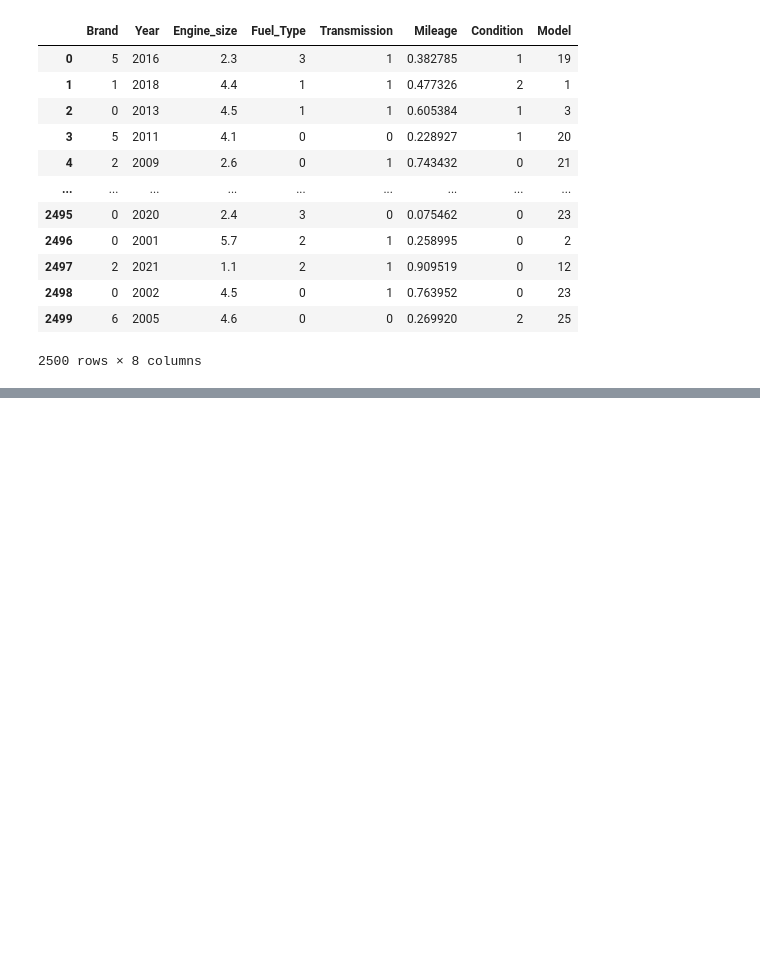
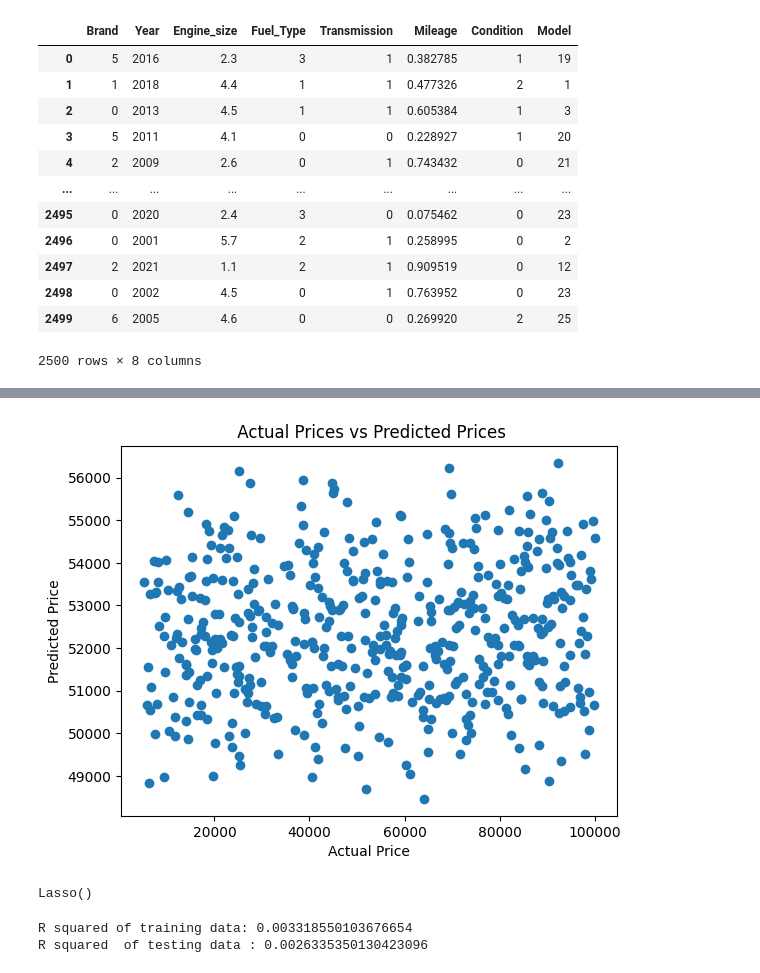
Before and after one commit to AichaELMouta/Car_Price_Prediction, a Jupyter notebook: car_price_prediction.ipynb, the cells around one changed output, grey strips where cells are left out. Drawn from its saved outputs; the diff is of its cells as text; code cells hidden in the pictures; blank space fills up the shorter version.

```diff
--- a/car_price_prediction.ipynb
+++ b/car_price_prediction.ipynb
@@ -308,0 +339,13 @@ ValueError: could not convert string to float: 'Tesla'
+# %%
+plt.scatter(Y_test, lr_predict_test)
+plt.xlabel("Actual Price")
+plt.ylabel("Predicted Price")
+plt.title(" Actual Prices vs Predicted Prices")
+plt.show()
+# %% [output]
+[figure, added]
+# %%
+lasso_model = Lasso()
+lasso_model.fit(X_train, Y_train)
+# %% [output]
+Lasso()
@@ -308,0 +355,8 @@ ValueError: could not convert string to float: 'Tesla'
+# %%
+error_score_train = metrics.r2_score(Y_train, lasso_model_predict_train)
+error_score_test = metrics.r2_score(Y_test, lasso_model_predict_test)
+print("R squared of training data:", error_score_train)
+print("R squared  of testing data :", error_score_test)
+# %% [output]
+R squared of training data: 0.003318550103676654
+R squared  of testing data : 0.0026335350130423096
```
Also changed, not shown: parts of 17 cells of this notebook.
